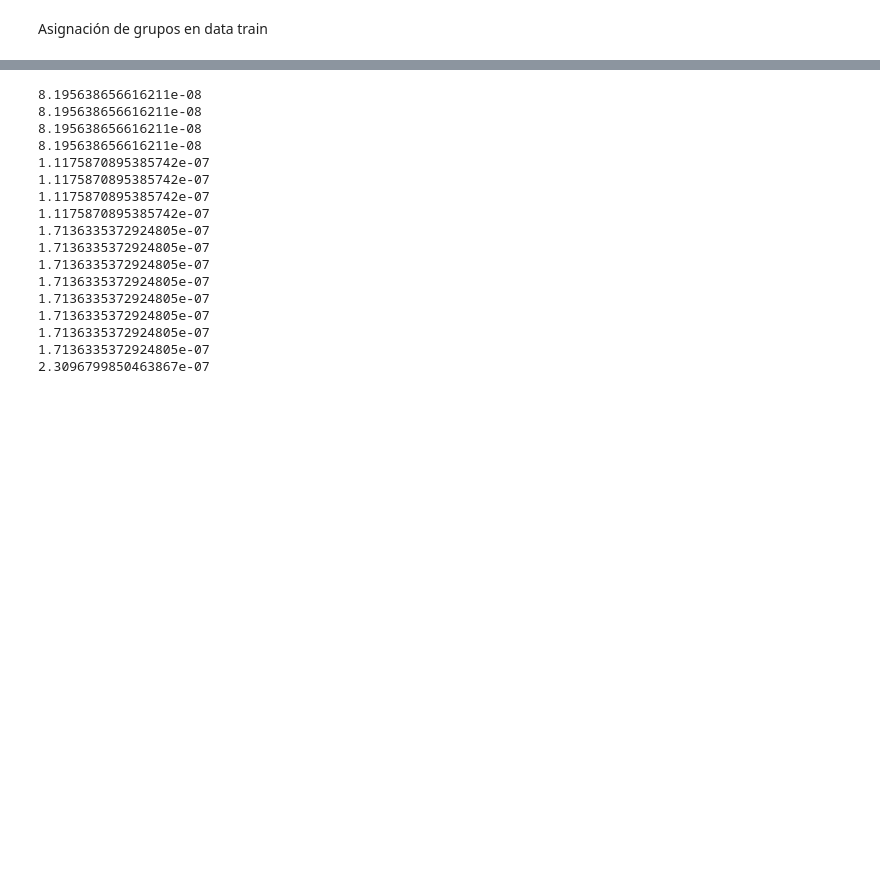
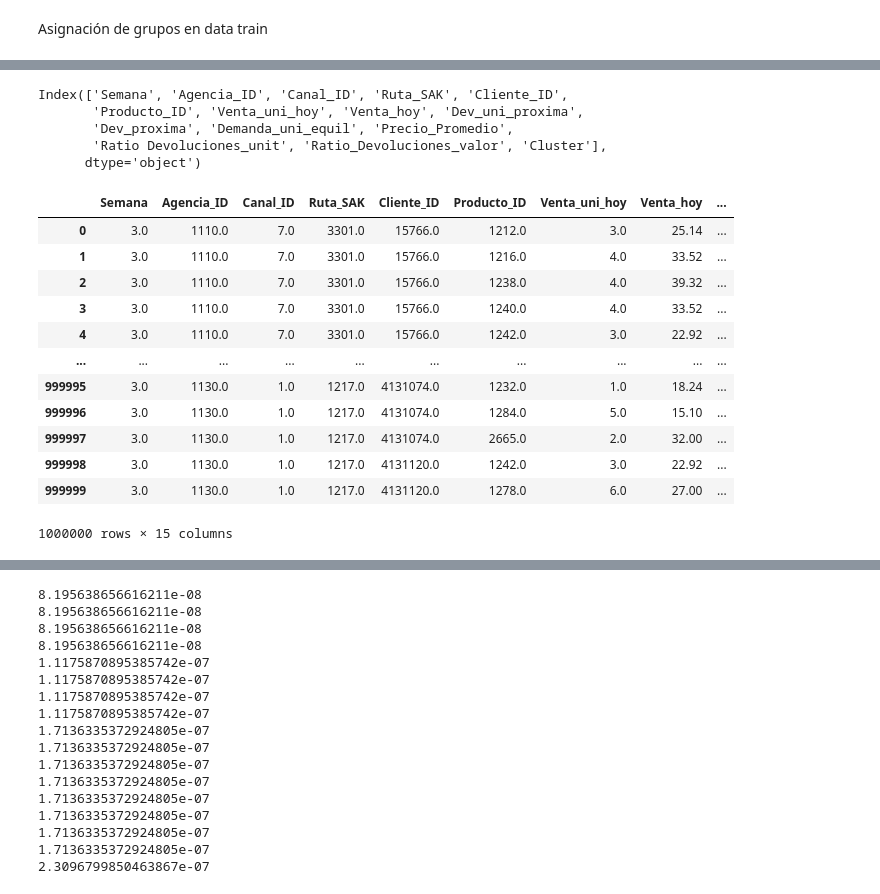
Before and after one commit to christiansakerb/Bimbo_Demanda-Inventario, a Jupyter notebook: notebook.ipynb, the cells around one changed output, grey strips where cells are left out. Saved outputs shown, nothing was run; the diff lists cells and outputs as text; code cells hidden in the pictures; blank space fills up the shorter version.

Commit message:
grupos en otras columnas

```diff
--- a/notebook.ipynb
+++ b/notebook.ipynb
@@ -364,0 +441,19 @@ train_ajustado_con_grupos.head(3)
+# %%
+
+Variables_del_df_train = {}
+Variables_del_df_train['Columnas'] = train_ajustado_con_grupos.columns
+Variables_del_df_train['index'] = train_ajustado_con_grupos.index
+Variables_del_df_train['Tabla'] = train_ajustado_con_grupos.to_numpy()
+# %%
+tamano_submatriz = 1000000
+
+submatrices_diccionario = {}
+
+num_filas = Variables_del_df_train['Tabla'].shape[0]
+num_submatrices = num_filas // tamano_submatriz
+
+for i in range(num_submatrices+1):
+    fila_inicio = i * tamano_submatriz
+    fila_fin = (i + 1) * tamano_submatriz
+    submatriz = Variables_del_df_train['Tabla'][fila_inicio:fila_fin, :]
+    submatrices_diccionario[i+1] = submatriz
@@ -364,0 +472,25 @@ train_ajustado_con_grupos.head(3)
+# %%
+Variables_del_df_train['Columnas']
+# %% [output]
+Index(['Semana', 'Agencia_ID', 'Canal_ID', 'Ruta_SAK', 'Cliente_ID',
+       'Producto_ID', 'Venta_uni_hoy', 'Venta_hoy', 'Dev_uni_proxima',
+       'Dev_proxima', 'Demanda_uni_equil', 'Precio_Promedio',
+       'Ratio Devoluciones_unit', 'Ratio_Devoluciones_valor', 'Cluster'],
+      dtype='object')
+# %%
+df_temporal = pd.DataFrame(submatrices_diccionario[1],columns=Variables_del_df_train['Columnas'])
+df_temporal
+# %% [output]
+|  | Semana | Agencia_ID | Canal_ID | Ruta_SAK | Cliente_ID | Producto_ID | Venta_uni_hoy | Venta_hoy | ... |
+| 0 | 3.0 | 1110.0 | 7.0 | 3301.0 | 15766.0 | 1212.0 | 3.0 | 25.14 | ... |
+| 1 | 3.0 | 1110.0 | 7.0 | 3301.0 | 15766.0 | 1216.0 | 4.0 | 33.52 | ... |
+| 2 | 3.0 | 1110.0 | 7.0 | 3301.0 | 15766.0 | 1238.0 | 4.0 | 39.32 | ... |
+| 3 | 3.0 | 1110.0 | 7.0 | 3301.0 | 15766.0 | 1240.0 | 4.0 | 33.52 | ... |
+| 4 | 3.0 | 1110.0 | 7.0 | 3301.0 | 15766.0 | 1242.0 | 3.0 | 22.92 | ... |
+| ... | ... | ... | ... | ... | ... | ... | ... | ... | ... |
+| 999995 | 3.0 | 1130.0 | 1.0 | 1217.0 | 4131074.0 | 1232.0 | 1.0 | 18.24 | ... |
+| 999996 | 3.0 | 1130.0 | 1.0 | 1217.0 | 4131074.0 | 1284.0 | 5.0 | 15.10 | ... |
+| 999997 | 3.0 | 1130.0 | 1.0 | 1217.0 | 4131074.0 | 2665.0 | 2.0 | 32.00 | ... |
+| 999998 | 3.0 | 1130.0 | 1.0 | 1217.0 | 4131120.0 | 1242.0 | 3.0 | 22.92 | ... |
+| 999999 | 3.0 | 1130.0 | 1.0 | 1217.0 | 4131120.0 | 1278.0 | 6.0 | 27.00 | ... |
+1000000 rows × 15 columns
```
Also changed, not shown: parts of 16 cells of this notebook, 1 other file.
